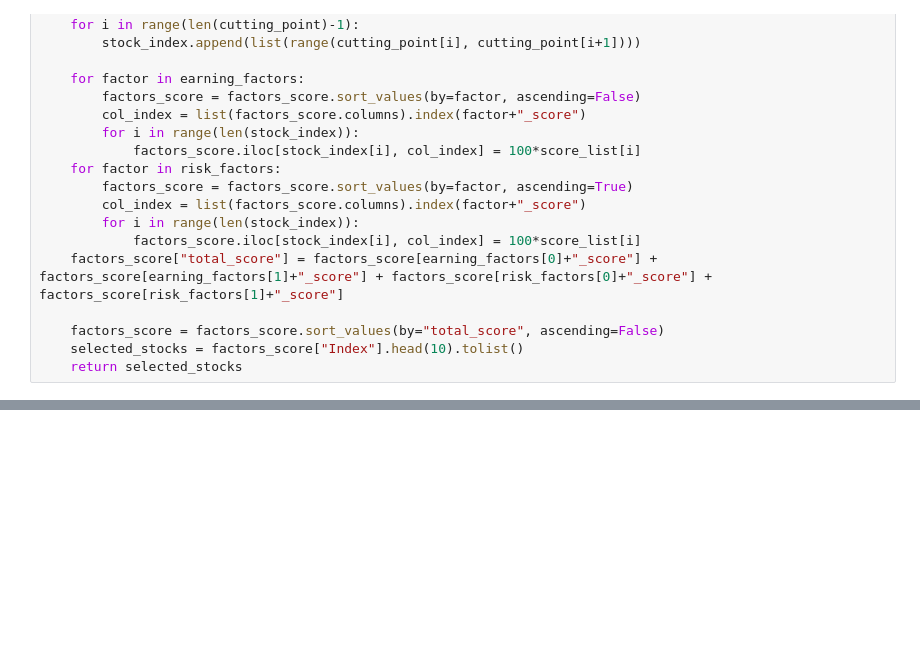
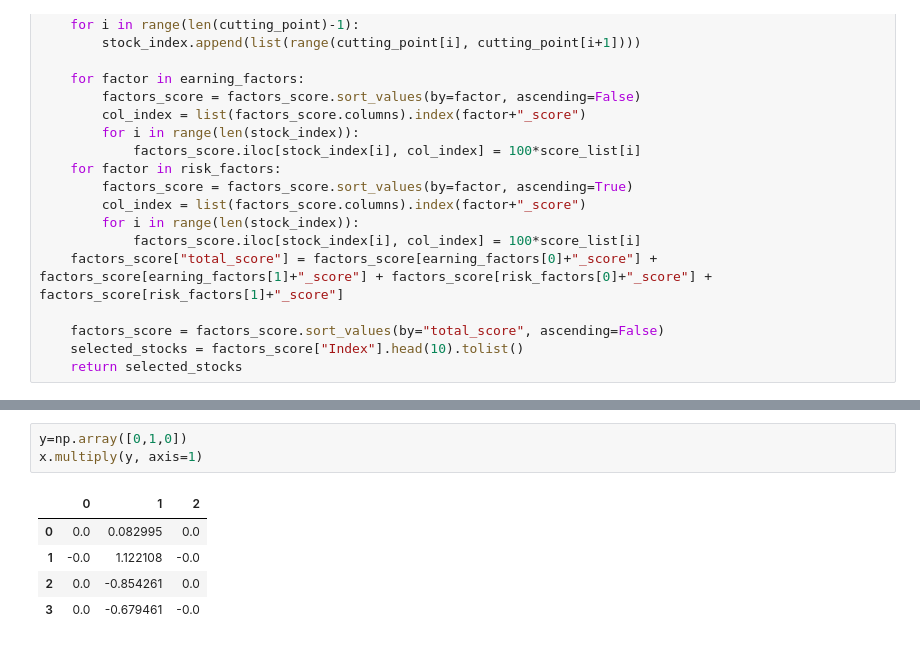
Before and after one commit to cathyw-3/DSA5205, a Jupyter notebook: Strategy/strategy1.ipynb, the cells around one changed output, grey strips where cells are left out. Drawn from its saved outputs; the diff is of its cells as text; blank space fills up the shorter version.

```diff
--- a/Strategy/strategy1.ipynb
+++ b/Strategy/strategy1.ipynb
@@ -74,0 +203,9 @@ def strategy2(date):
+# %%
+y=np.array([0,1,0])
+x.multiply(y, axis=1)
+# %% [output]
+|  | 0 | 1 | 2 |
+| 0 | 0.0 | 0.082995 | 0.0 |
+| 1 | -0.0 | 1.122108 | -0.0 |
+| 2 | 0.0 | -0.854261 | 0.0 |
+| 3 | 0.0 | -0.679461 | -0.0 |
```
Also changed, not shown: parts of 12 cells of this notebook, 3 other files.
